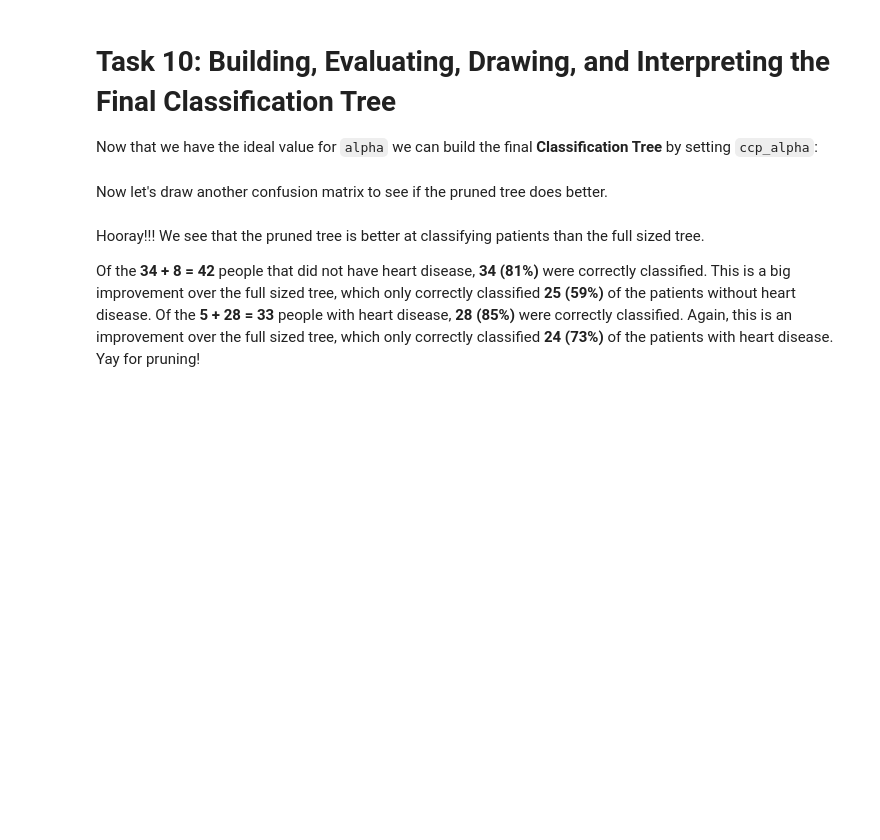
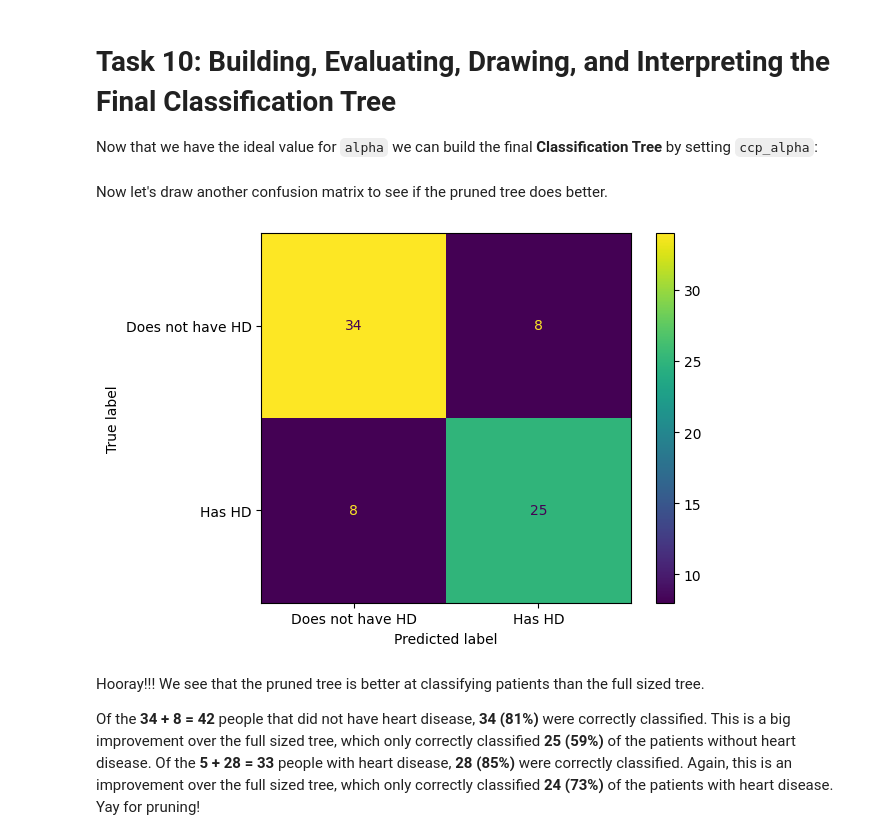
Before and after one commit to MassGH2023/Supervised-Machine-Learning-Classification, a Jupyter notebook: classification_trees.ipynb, the cells around one changed output. Drawn from its saved outputs; the diff is of its cells as text; code cells hidden in the pictures; blank space fills up the shorter version.

```diff
--- a/classification_trees.ipynb
+++ b/classification_trees.ipynb
@@ -636,2 +649,5 @@ alpha_results.plot(x='alpha',
 # %% [markdown]
 Using cross validation, we can see that, over all, instead of setting `ccp_alpha=0.016`,  we need to set it to something closer to **0.014**. We can find the exact value with:
+# %%
+alpha_bests = alpha_results.loc[alpha_results["mean_accuracy"] == alpha_results["mean_accuracy"].max()]
+alpha_bests
@@ -638,2 +657,5 @@ Using cross validation, we can see that, over all, instead of setting `ccp_alpha
 # %% [markdown]
 Now let's store the ideal value for alpha so that we can use it to build the best tree.
+# %%
+ideal_ccp_alpha = alpha_bests.alpha.values[0]
+ideal_ccp_alpha
@@ -656,0 +683,2 @@ Now let's draw another confusion matrix to see if the pruned tree does better.
+# %%
+cm_ideal = confusion_matrix(y_test, clf_dt_pruned.predict(X_test))
@@ -657,8 +687,7 @@ Now let's draw another confusion matrix to see if the pruned tree does better.
 # %%
-plot_confusion_matrix(clf_dt_pruned,
-                      X_test,
-                      y_test,
-                      display_labels=["Does not have HD", "Has HD"])
+ConfusionMatrixDisplay(cm_ideal,  display_labels=["Does not have HD", "Has HD"]).plot();
+# %% [output]
+[figure, added]
 # %% [markdown]
 Hooray!!! We see that the pruned tree is better at classifying patients than the full sized tree.
 
```
Also changed, not shown: parts of 11 cells of this notebook.
